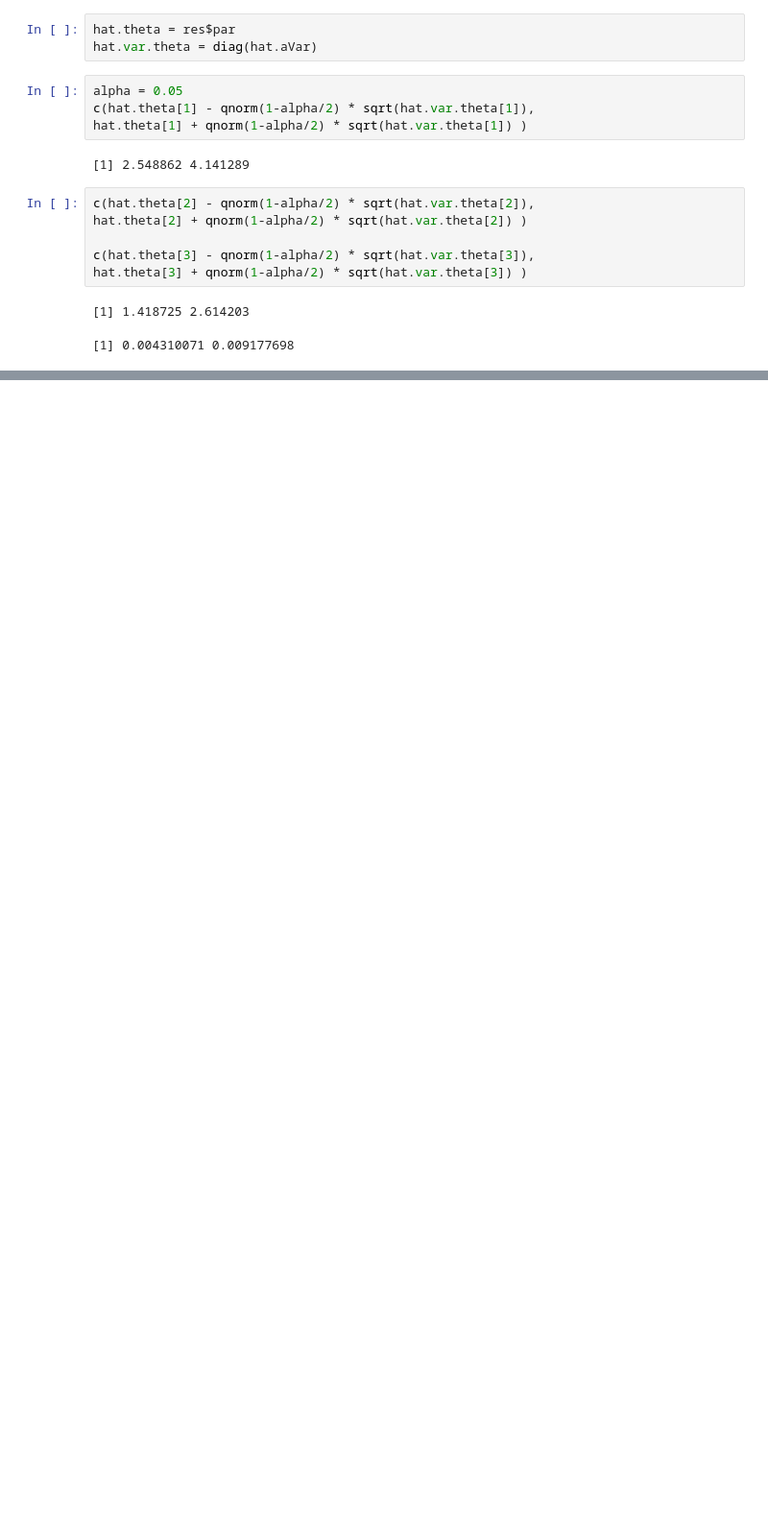
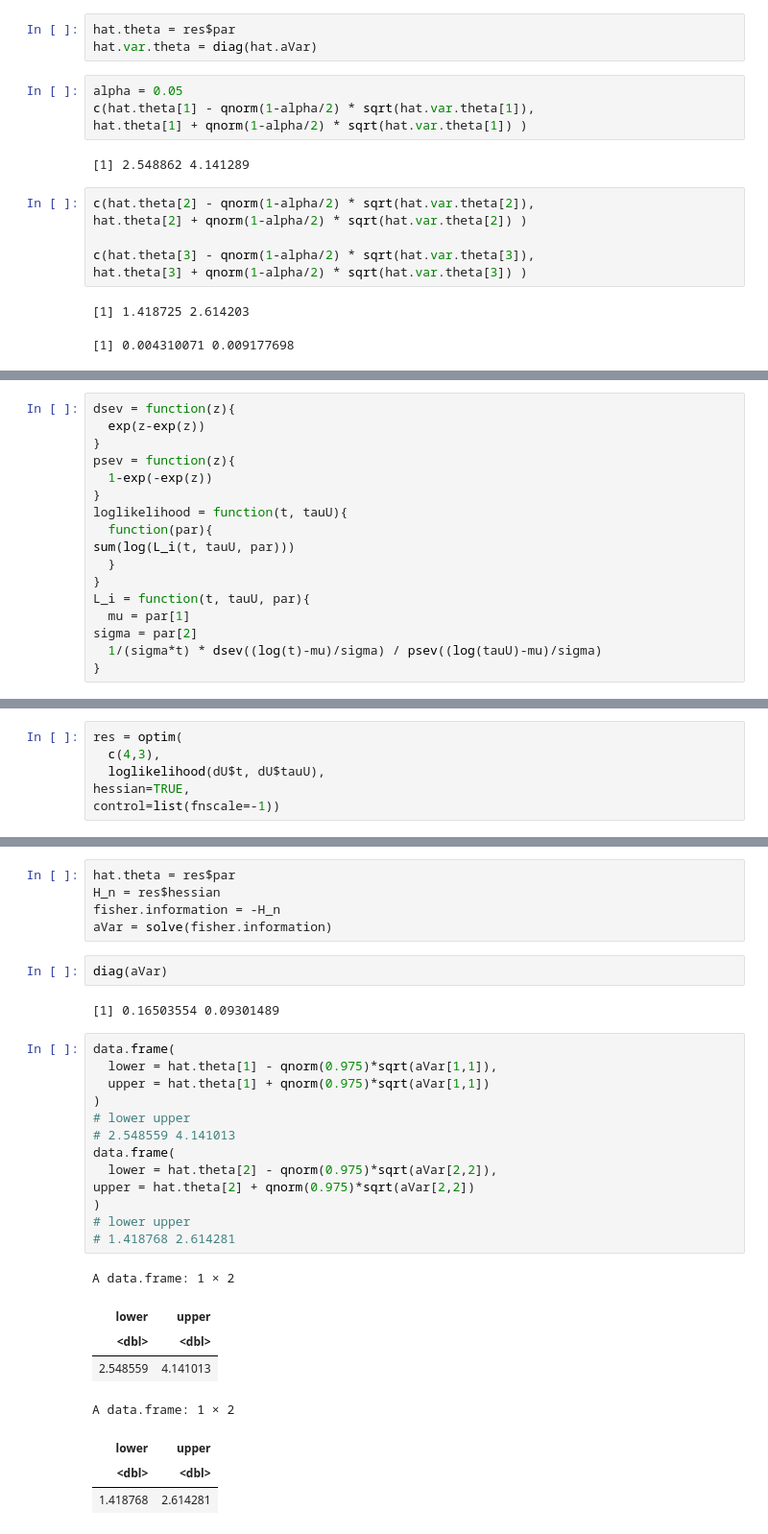
Before and after one commit to tskmr/Reliability, a Jupyter notebook: lecture10_(0621).ipynb, the cells around one changed output, grey strips where cells are left out. Shown at 96% size. Drawn from its saved outputs; the diff is of its cells as text; blank space fills up the shorter version.

```diff
--- a/lecture10_(0621).ipynb
+++ b/lecture10_(0621).ipynb
@@ -376,0 +385,17 @@ hat.theta[3] + qnorm(1-alpha/2) * sqrt(hat.var.theta[3]) )
+# %%
+dsev = function(z){
+  exp(z-exp(z))
+}
+psev = function(z){
+  1-exp(-exp(z))
+}
+loglikelihood = function(t, tauU){
+  function(par){
+sum(log(L_i(t, tauU, par)))
+  }
+}
+L_i = function(t, tauU, par){
+  mu = par[1]
+sigma = par[2]
+  1/(sigma*t) * dsev((log(t)-mu)/sigma) / psev((log(tauU)-mu)/sigma)
+}
@@ -376,0 +424,6 @@ hat.theta[3] + qnorm(1-alpha/2) * sqrt(hat.var.theta[3]) )
+# %%
+res = optim(
+  c(4,3),
+  loglikelihood(dU$t, dU$tauU),
+hessian=TRUE,
+control=list(fnscale=-1))
@@ -376,0 +451,31 @@ hat.theta[3] + qnorm(1-alpha/2) * sqrt(hat.var.theta[3]) )
+# %%
+hat.theta = res$par
+H_n = res$hessian
+fisher.information = -H_n
+aVar = solve(fisher.information)
+# %%
+diag(aVar)
+# %% [output]
+[1] 0.16503554 0.09301489
+# %%
+data.frame(
+  lower = hat.theta[1] - qnorm(0.975)*sqrt(aVar[1,1]),
+  upper = hat.theta[1] + qnorm(0.975)*sqrt(aVar[1,1])
+)
+# lower upper
+# 2.548559 4.141013
+data.frame(
+  lower = hat.theta[2] - qnorm(0.975)*sqrt(aVar[2,2]),
+upper = hat.theta[2] + qnorm(0.975)*sqrt(aVar[2,2])
+)
+# lower upper
+# 1.418768 2.614281
+# %% [output]
+A data.frame: 1 × 2
+| lower | upper |
+| <dbl> | <dbl> |
+| 2.548559 | 4.141013 |
+A data.frame: 1 × 2
+| lower | upper |
+| <dbl> | <dbl> |
+| 1.418768 | 2.614281 |
```
Also changed, not shown: parts of 4 cells of this notebook.
